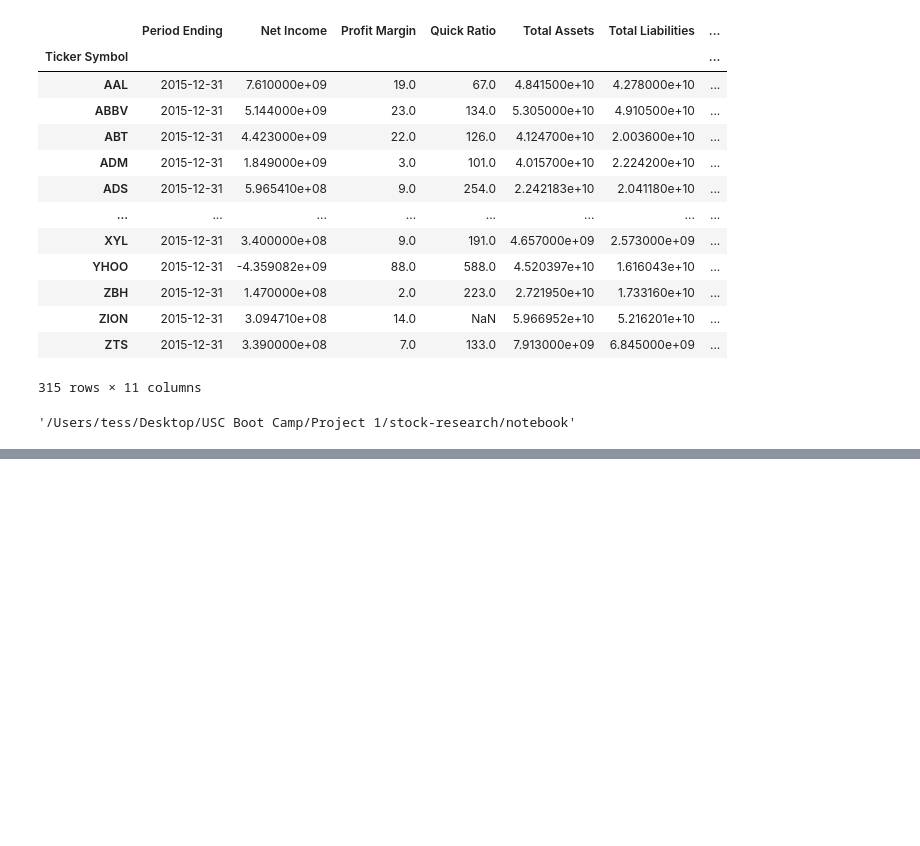
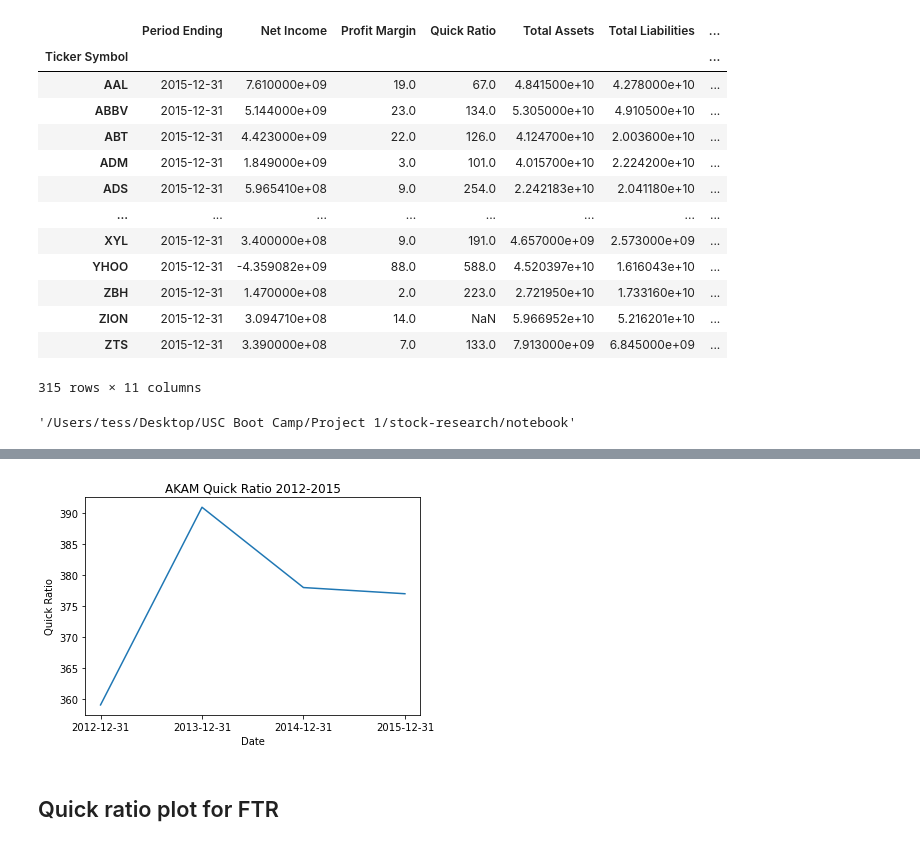
Before and after one commit to TessPalan/stock-research, a Jupyter notebook: notebook/cleaning_merge.ipynb, the cells around one changed output, grey strips where cells are left out. Saved outputs shown, nothing was run; the diff lists cells and outputs as text; code cells hidden in the pictures; blank space fills up the shorter version.

```diff
--- a/notebook/cleaning_merge.ipynb
+++ b/notebook/cleaning_merge.ipynb
@@ -123,0 +159,6 @@ Final_data_df.to_csv("../data/stocks_closing_info_2015.csv")
+# %%
+akam_quick_ratio = fundamentals.loc[
+            fundamentals['Ticker Symbol'] == 'AKAM' ,
+            ['Period Ending','Quick Ratio']
+]
+akam_quick_ratio
@@ -123,0 +171,14 @@ Final_data_df.to_csv("../data/stocks_closing_info_2015.csv")
+# %%
+x_axis = akam_quick_ratio['Period Ending']
+y_axis = akam_quick_ratio['Quick Ratio']
+# %%
+plt.plot(x_axis,y_axis)
+plt.title("AKAM Quick Ratio 2012-2015")
+plt.xlabel('Date')
+plt.ylabel('Quick Ratio')
+plt.savefig("../visuals/AKAM_quickratio.png")
+plt.show()
+# %% [output]
+[figure, added]
+# %% [markdown]
+## Quick ratio plot for FTR
```
Also changed, not shown: parts of 42 cells of this notebook, 17 other files.
